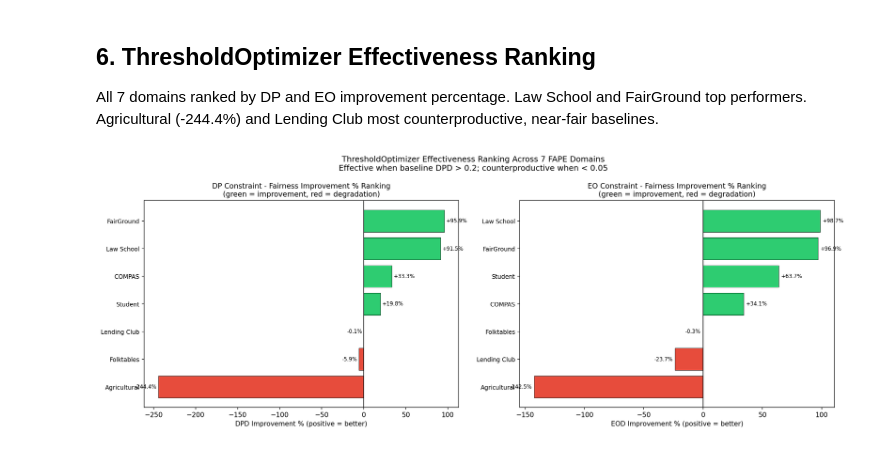
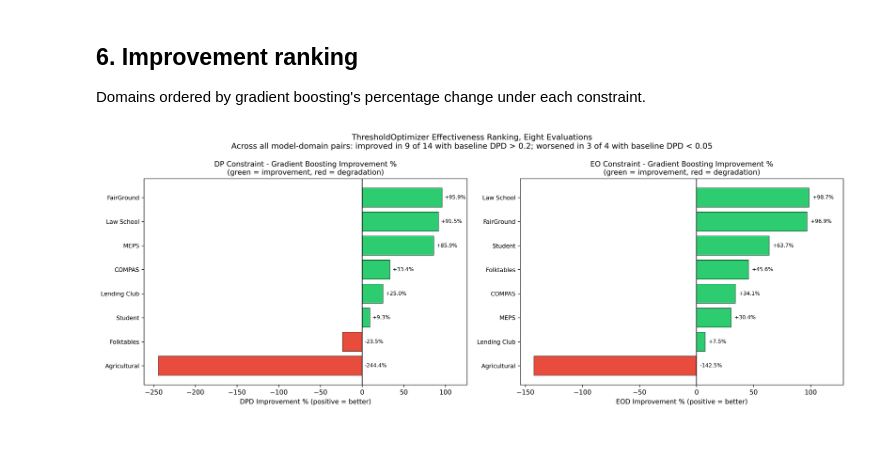
Before and after one commit to nithinnarla/fape-fairness-ml, a Jupyter notebook: notebooks/cross_domain_comparison.ipynb, the cells around one changed output. Saved outputs shown, nothing was run; the diff lists cells and outputs as text; code cells hidden in the pictures.

```diff
--- a/notebooks/cross_domain_comparison.ipynb
+++ b/notebooks/cross_domain_comparison.ipynb
@@ -89,8 +87,8 @@ Image('../figures/stage2/cross_domain_metrics_heatmap.png')
-# %% [markdown]
-## 6. ThresholdOptimizer Effectiveness Ranking
-
-All 7 domains ranked by DP and EO improvement percentage. Law School and FairGround top performers. Agricultural (-244.4%) and Lending Club most counterproductive, near-fair baselines.
+# %% [markdown]
+## 6. Improvement ranking
+
+Domains ordered by gradient boosting's percentage change under each constraint.
 # %%
-Image('../figures/stage2/cross_domain_improvement_ranking.png')
+display(Image('figures/stage2/cross_domain_improvement_ranking.png'))
 # %% [output]
-[figure, old version]
+[figure, new version]
```
Also changed, not shown: parts of 23 cells of this notebook, 30 other files.
